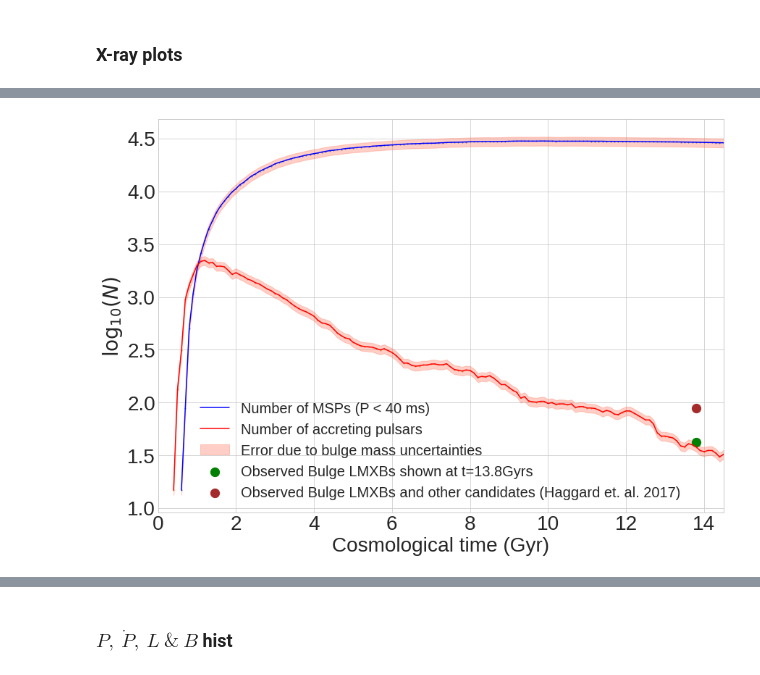
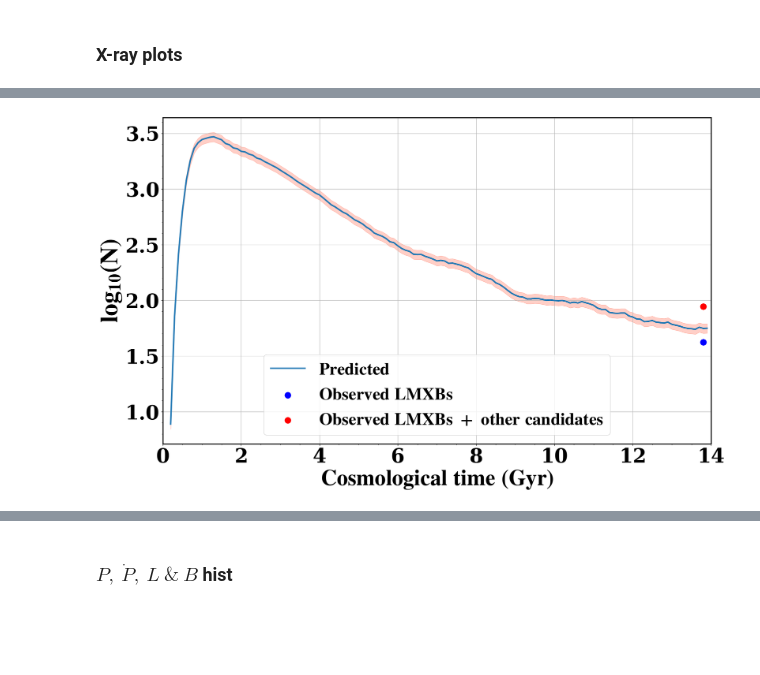
Before and after one commit to gautam-404/Binary-Evolution, a Jupyter notebook: msps_comp.ipynb, the cells around one changed output, grey strips where cells are left out. Saved outputs shown, nothing was run; the diff lists cells and outputs as text; code cells hidden in the pictures; blank space fills up the shorter version.

```diff
--- a/msps_comp.ipynb
+++ b/msps_comp.ipynb
@@ -422,0 +444,3 @@ ehists[0][0,0]
+# %%
+for i in range(5):
+    ehists_mod = np.append(ehists_mod, ehists_mod)
@@ -537,3 +565,0 @@ len(aic_indices), redbacks, blackwidows
-# %%
-a = ( 1/(365*2*np.pi)**2 * G*(ehists[i][-1,3]+ehists[i][-1,7]) )
-T = 2*np.pi * np.sqrt(ehists[i][-1,2]/(G*(ehists[i][-1,3]+ehists[i][-1,7])))
@@ -1033,10 +1566,9 @@ np.savetxt( "Edot_SSP.txt", np.column_stack((t/1e9, E_dot3[:140], L_gamma3[:140]
            fmt=['%.1f', '%.7e', '%.7e'], delimiter="\t\t" )
 # %%
 dt = 1e8
-t_end = 16e9
-# accretion = True
-accretion = False
-B_sim = B_sim_chris
-xi = 1.4
-ehists = copy.copy(ehists_scratch)
-dist4 = call_distributions()
+t_end = 14e9
+accretion = True
+# accretion = False
+xi = 0.5
+ehists = copy.copy(ehists_disk)
+dist4 = call_distributions(aic_indices_disk)
@@ -1508,49 +2123,33 @@ path_deviation[600]
 # %%
-def plot_count(count_msp_sim, count_lmxb, k):
-    t = np.arange(0, 15e9, dt)
-    plt.figure( figsize = (14,10) )
-    plt.scatter(t/1e9, np.log10(count_msp_sim*k_bulge), 1)
-    plt.plot(t/1e9, np.log10(count_msp_sim*k_bulge), c="b",label='Number of MSPs (P < 40 ms)', zorder = 3)
+plt.figure(figsize=(20, 12))
+count_lmxb = np.array(countx1)
+xdata = (t/1e9)
+ydata = count_lmxb*k_bulge
+y_fit = pd.Series(ydata).rolling(window=14, min_periods=0, center=True).mean()
+ydata = count_lmxb*k_bulge
+y_fit1 = pd.Series(ydata).rolling(window=3, min_periods=0, center=True).mean()
+y_fit = np.append(y_fit1[:25], y_fit[25:])
+plt.scatter(t/1e9, np.log10(y_fit), 1)
+plt.plot(t/1e9, np.log10(y_fit),label=r'$\bf{Predicted}$', zorder = 3, linewidth=3)
+y_fit_u = y_fit * (1.7e10/M_bulge)
+y_fit_l = y_fit * (1.4e10/M_bulge)
+plt.fill_between(t/1e9, np.log10(y_fit_l),np.log10(y_fit_u), alpha = 0.3, edgecolor="tomato", facecolor="tomato", linewidth=1)
 
-    ydata = count_msp_sim*k_bulge
-    y_fit = pd.Series(ydata).rolling(window=1, min_periods=0, center=True).mean()
+plt.scatter(t[138]/1e9, np.log10(42), 150, c="blue",label=r"$\bf{Observed\ LMXBs}$")
+plt.scatter(t[138]/1e9, np.log10(88), 150, c="red",label=r"$\bf{Observed\ LMXBs\ +\ other\ candidates}$")
 
-    y_fit_u = y_fit * (1.7e10/M_bulge)
-    y_fit_l = y_fit * (1.4e10/M_bulge)
-    plt.fill_between(t/1e9, np.log10(y_fit_l),np.log10(y_fit_u), alpha = 0.3, edgecolor="tomato", facecolor="tomato", linewidth=1,
-                         label = "Error due to bulge mass uncertainties")
-
-    xdata = (t/1e9)
-    ydata = count_lmxb*k_bulge
-    y_fit = pd.Series(ydata).rolling(window=8, min_periods=0, center=True).mean()
-    ydata = count_lmxb*k_bulge
-    y_fit1 = pd.Series(ydata).rolling(window=1, min_periods=0, center=True).mean()
-    y_fit = np.append(y_fit1[:20], y_fit[20:])
-
-    plt.scatter(t/1e9, np.log10(y_fit), 1)
-    plt.plot(t/1e9, np.log10(y_fit), c="r",label='Number of accreting pulsars', zorder = 3)
-
-    y_fit_u = y_fit * (1.7e10/M_bulge)
-    y_fit_l = y_fit * (1.4e10/M_bulge)
-    plt.fill_between(t/1e9, np.log10(y_fit_l),np.log10(y_fit_u), alpha = 0.3, edgecolor="tomato", facecolor="tomato", linewidth=1)
-
-    plt.scatter(t[138]/1e9, np.log10(42), 150, c="green",label="Observed Bulge LMXBs shown at t=13.8Gyrs")
-    plt.scatter(t[138]/1e9, np.log10(88), 150, c="brown",label="Observed Bulge LMXBs and other candidates (Haggard et. al. 2017)")
-
-    plt.ylabel('$\log_{10} (N)$', fontsize=28)
-    plt.xlabel('Cosmological time (Gyr)', fontsize=28)
+plt.ylabel(r'$\bf{\log_{10} (N)}$', fontsize=50)
+plt.xlabel(r'$\bf{Cosmological\ time\ (Gyr)}$', fontsize=45)
 #     plt.title('MSP count of the simulated population', fontsize=18)
-    plt.xticks(fontsize=28)
-    plt.yticks(fontsize=28)
-    plt.xlim(0,14.5)
-    plt.legend(fontsize=20, loc="lower center")
-    plt.savefig("BulgeLMXBandMSPpopulation.pdf")
-    plt.show()
-
-
-
-dt = 1e8
-t = np.arange(0, t_end, dt)
-plot_count(np.array(count_gamma1), np.array(countx1), k_bulge)
+plt.xticks(fontsize=40)
+plt.yticks(fontsize=40)
+# plt.ylim(2.5,5)
+plt.xlim(0,14)
+plt.legend(fontsize=35, loc="lower center")
+plt.minorticks_on()
+plt.grid()
+plt.savefig("LMXBpopulation.pdf")
+plt.show()
+y_fit[138]
 # %% [output]
-[figure, old version]
+[figure, new version]
```
Also changed, not shown: parts of 215 cells of this notebook, 1 other file.
